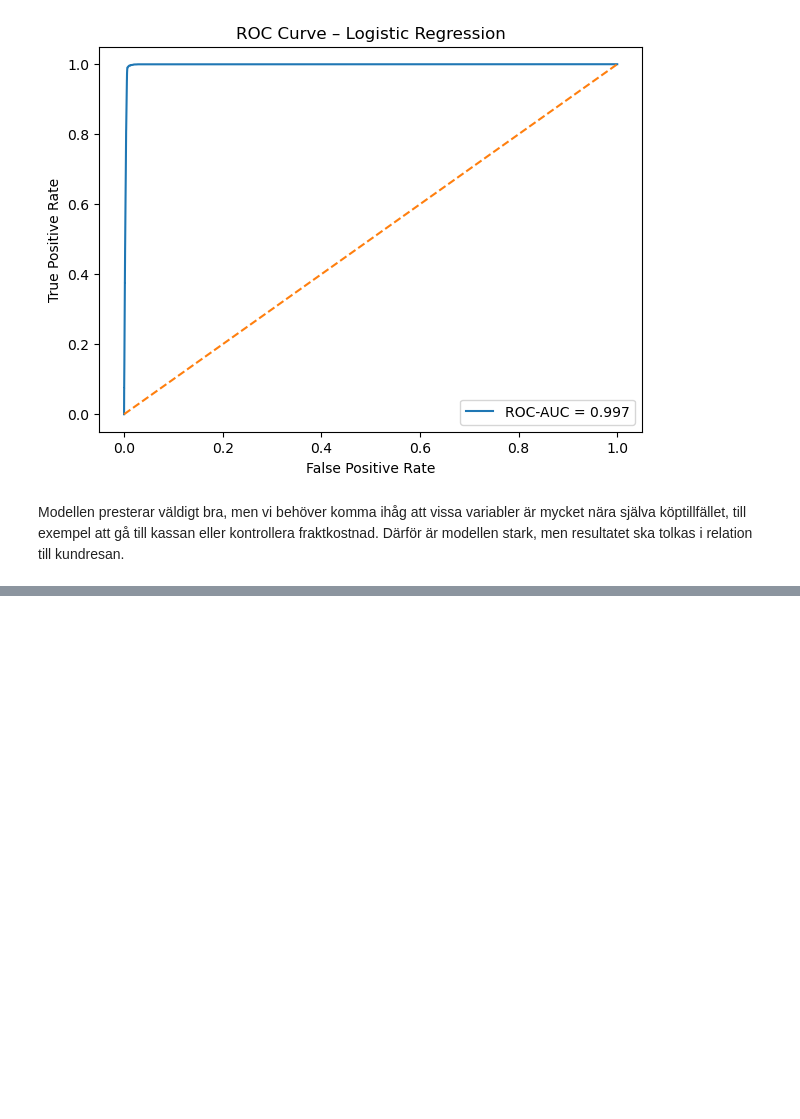
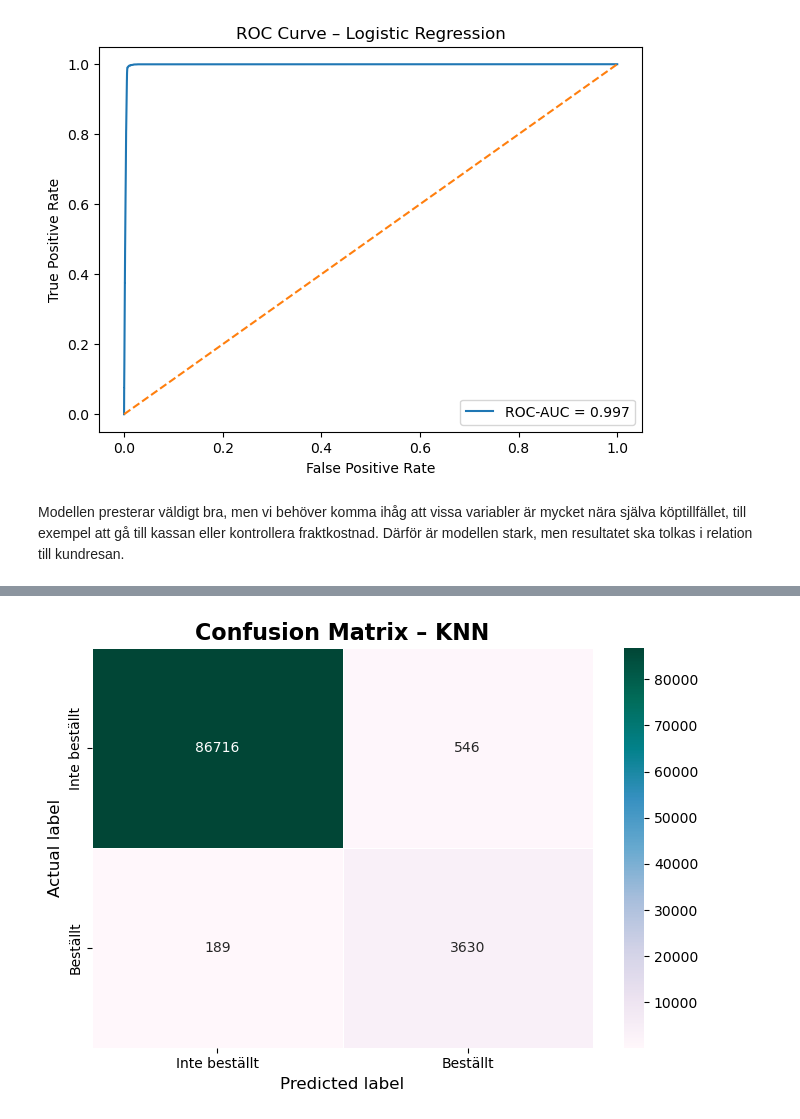
Before and after one commit to spirit-web/Shopping-online-prediction, a Jupyter notebook: notebooks/mahtab/mahtab_analysis.ipynb, the cells around one changed output, grey strips where cells are left out. Saved outputs shown, nothing was run; the diff lists cells and outputs as text; code cells hidden in the pictures; blank space fills up the shorter version.

Commit message:
add supervised learning models

```diff
--- a/notebooks/mahtab/mahtab_analysis.ipynb
+++ b/notebooks/mahtab/mahtab_analysis.ipynb
@@ -336,0 +342,9 @@ Modellen presterar väldigt bra, men vi behöver komma ihåg att vissa variabler
+# %%
+from sklearn.neighbors import KNeighborsClassifier
+
+knn_model = KNeighborsClassifier(n_neighbors=5)
+
+knn_model.fit(X_train_scaled, y_train)
+
+y_pred_knn = knn_model.predict(X_val_scaled)
+y_proba_knn = knn_model.predict_proba(X_val_scaled)[:, 1]
@@ -336,0 +378,22 @@ Modellen presterar väldigt bra, men vi behöver komma ihåg att vissa variabler
+# %%
+cm_knn = confusion_matrix(y_val, y_pred_knn)
+
+plt.figure(figsize=(7, 5))
+sns.heatmap(
+    cm_knn,
+    annot=True,
+    fmt="d",
+    cmap="PuBuGn",
+    linewidths=0.5,
+    linecolor="white",
+    xticklabels=["Inte beställt", "Beställt"],
+    yticklabels=["Inte beställt", "Beställt"]
+)
+
+plt.title("Confusion Matrix – KNN", fontsize=16, fontweight="bold")
+plt.xlabel("Predicted label", fontsize=12)
+plt.ylabel("Actual label", fontsize=12)
+plt.tight_layout()
+plt.show()
+# %% [output]
+[figure, added]
```
Also changed, not shown: parts of 16 cells of this notebook, 1 other file.
